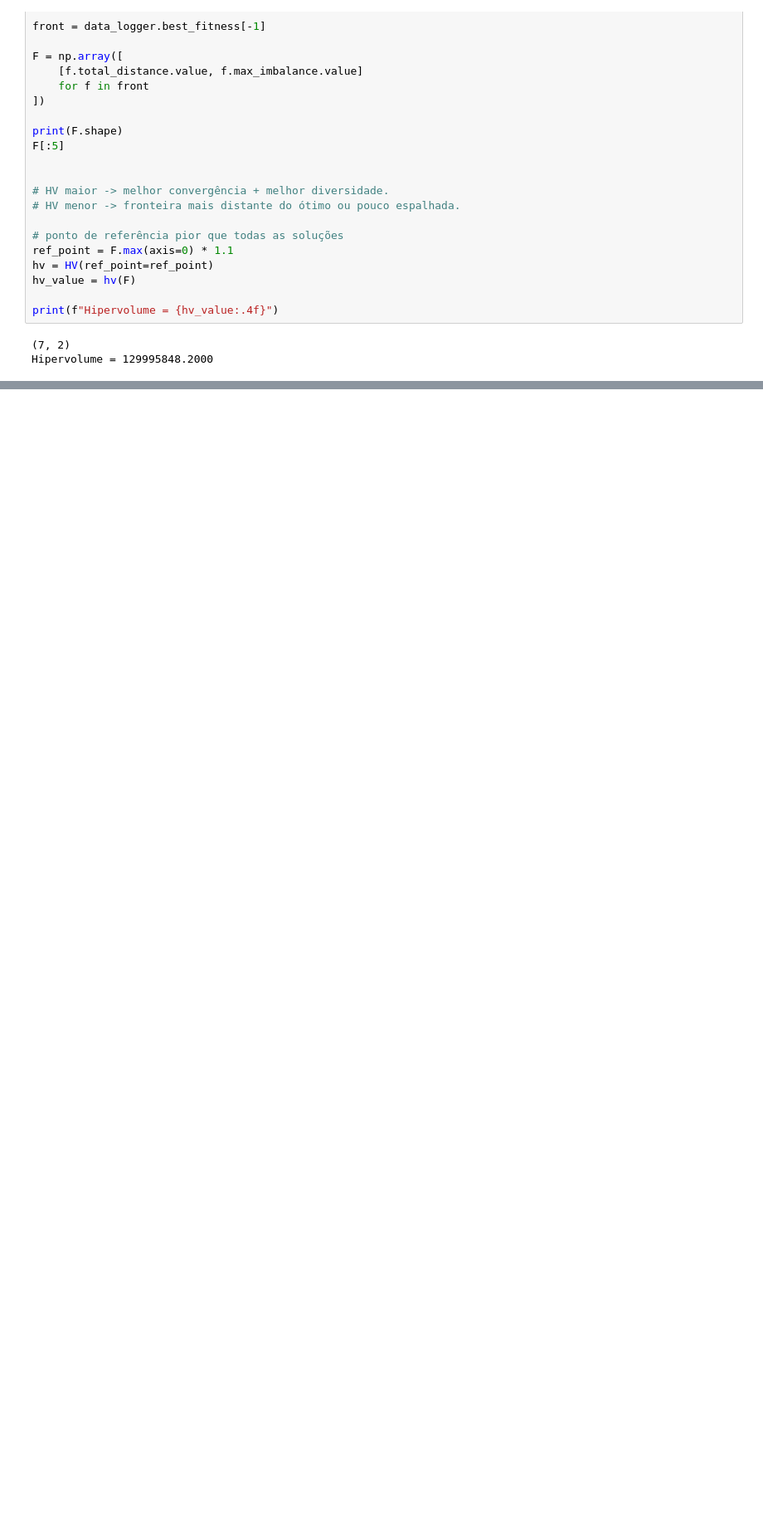
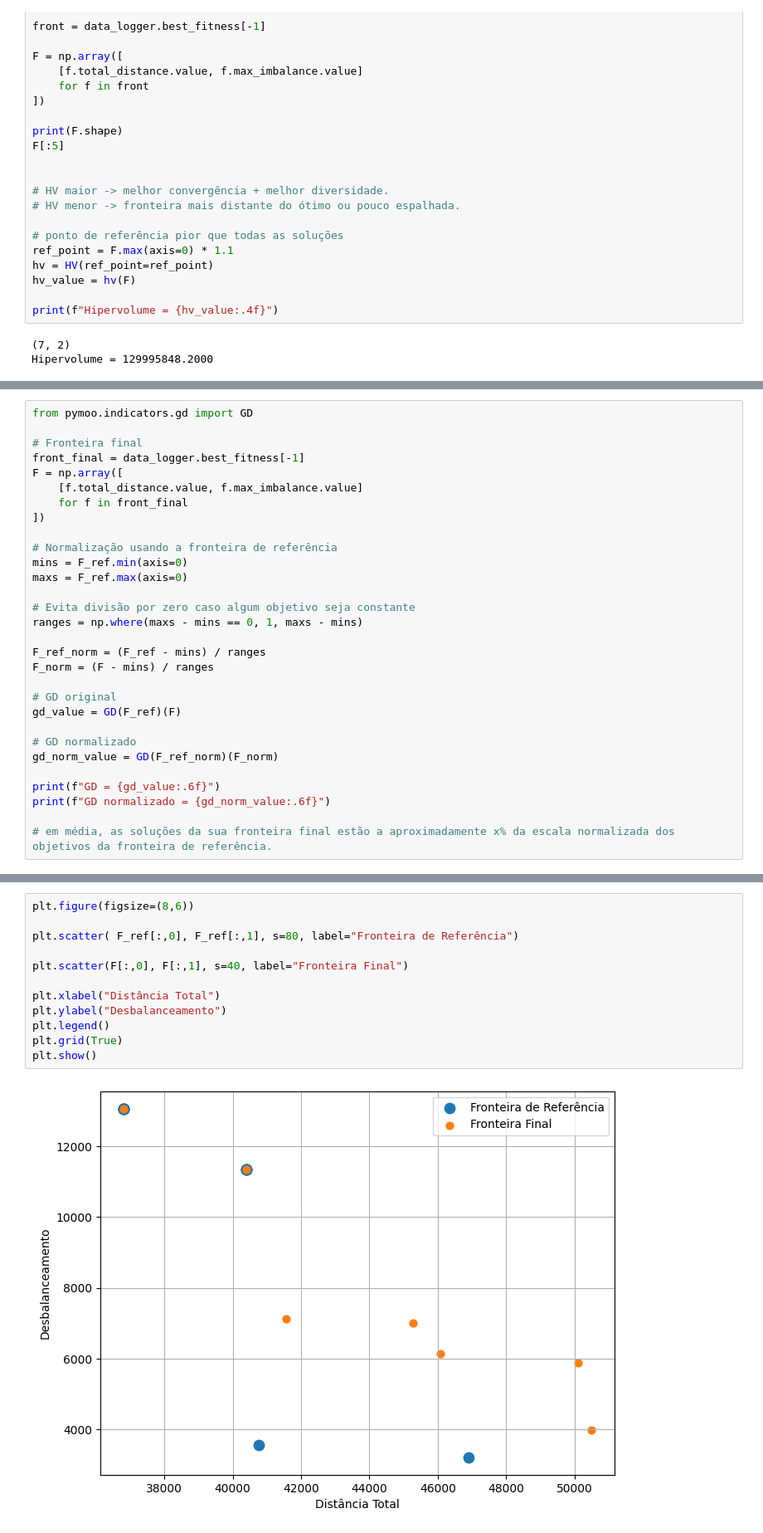
Before and after one commit to gbonanato/comp_ev_group_F, a Jupyter notebook: notebooks/TF/VRP_NSGAII.ipynb, the cells around one changed output, grey strips where cells are left out. Shown at 83% size. Cells and saved outputs as stored; diff of their text form; blank space fills up the shorter version.

```diff
--- a/notebooks/TF/VRP_NSGAII.ipynb
+++ b/notebooks/TF/VRP_NSGAII.ipynb
@@ -261,0 +355,30 @@ Hipervolume = 129995848.2000
+# %%
+from pymoo.indicators.gd import GD
+
+# Fronteira final
+front_final = data_logger.best_fitness[-1]
+F = np.array([
+    [f.total_distance.value, f.max_imbalance.value]
+    for f in front_final
+])
+
+# Normalização usando a fronteira de referência
+mins = F_ref.min(axis=0)
+maxs = F_ref.max(axis=0)
+
+# Evita divisão por zero caso algum objetivo seja constante
+ranges = np.where(maxs - mins == 0, 1, maxs - mins)
+
+F_ref_norm = (F_ref - mins) / ranges
+F_norm = (F - mins) / ranges
+
+# GD original
+gd_value = GD(F_ref)(F)
+
+# GD normalizado
+gd_norm_value = GD(F_ref_norm)(F_norm)
+
+print(f"GD = {gd_value:.6f}")
+print(f"GD normalizado = {gd_norm_value:.6f}")
+
+# em média, as soluções da sua fronteira final estão a aproximadamente x% da escala normalizada dos objetivos da fronteira de referência.
@@ -261,0 +406,14 @@ Hipervolume = 129995848.2000
+# %%
+plt.figure(figsize=(8,6))
+
+plt.scatter( F_ref[:,0], F_ref[:,1], s=80, label="Fronteira de Referência")
+
+plt.scatter(F[:,0], F[:,1], s=40, label="Fronteira Final")
+
+plt.xlabel("Distância Total")
+plt.ylabel("Desbalanceamento")
+plt.legend()
+plt.grid(True)
+plt.show()
+# %% [output]
+[figure, added]
```
Also changed, not shown: parts of 11 cells of this notebook.
